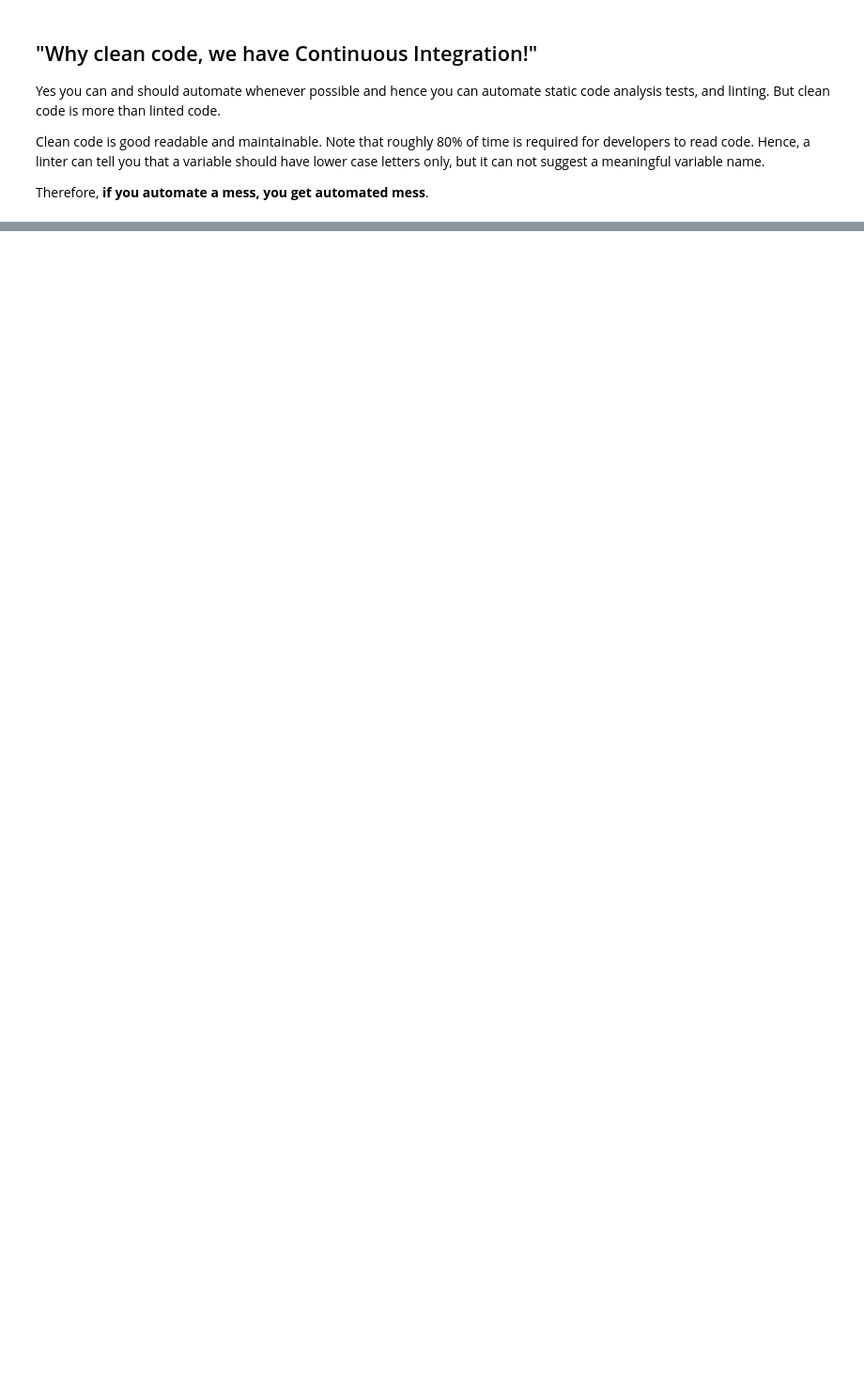
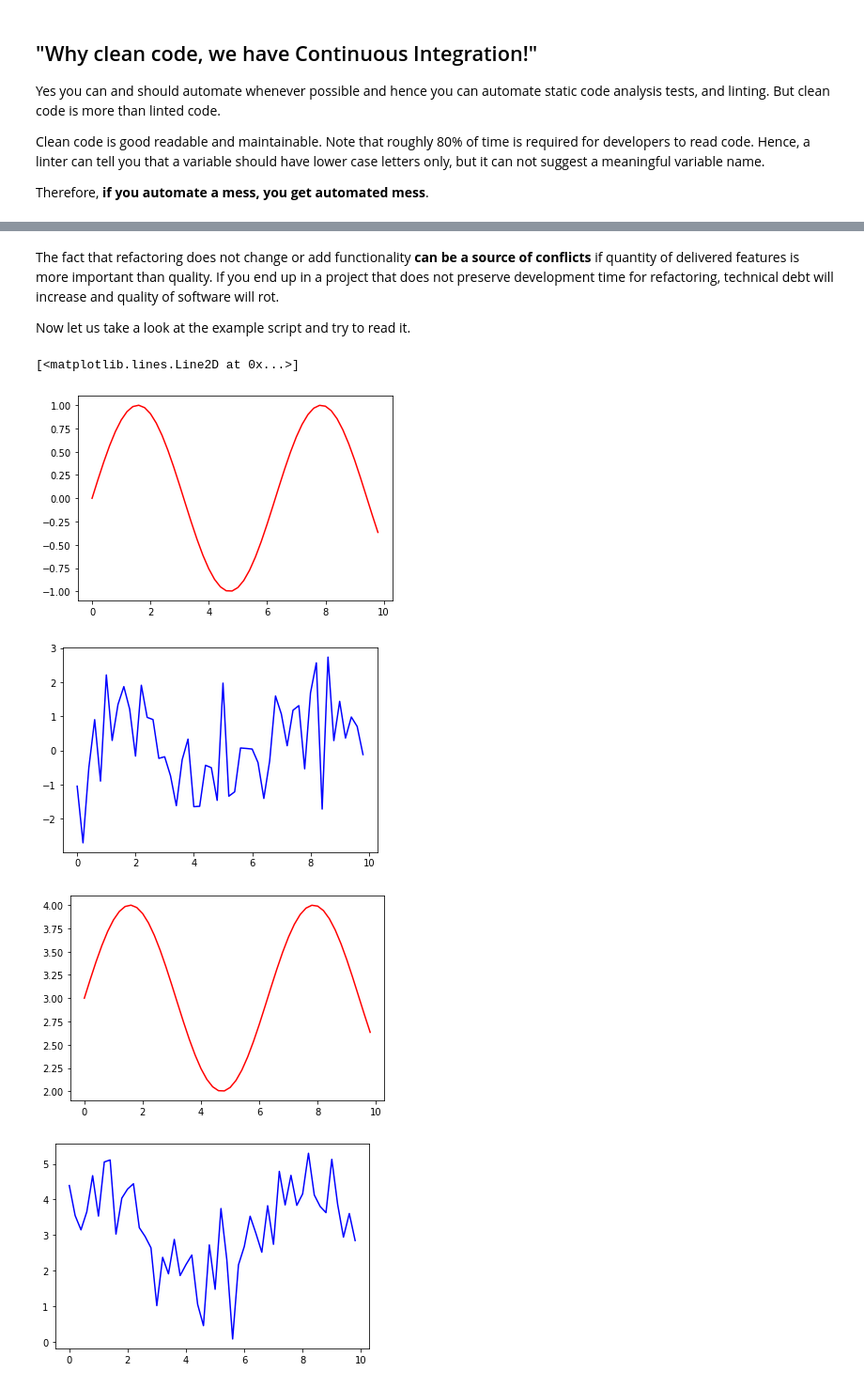
Before and after one commit to StephanRhode/py-algorithms-4-automotive-engineering, a Jupyter notebook: 03_software-development/04_clean-code.ipynb, the cells around one changed output, grey strips where cells are left out. Shown: that part at 94% size. Saved outputs shown, nothing was run; the diff lists cells and outputs as text; code cells hidden in the pictures; blank space fills up the shorter version.

```diff
--- a/03_software-development/04_clean-code.ipynb
+++ b/03_software-development/04_clean-code.ipynb
@@ -115,0 +122,19 @@ Think about the mess which comes up if the product manage from unit A sells a fe
+# %% [markdown]
+The fact that refactoring does not change or add functionality **can be a source of conflicts** if quantity of delivered features is more important than quality. If you end up in a project that does not preserve development time for refactoring, technical debt will increase and quality of software will rot.
+
+Now let us take a look at the example script and try to read it.
+# %%
+# %load bad_smelling_code.py
+import numpy as np;import matplotlib.pyplot as plt
+x=np.arange(0,10,0.2);y=np.sin(x)
+plt.figure();plt.plot(x,y,'r')
+plt.figure();plt.plot(x,y+np.random.randn(len(x)),'b')
+z=np.sin(x)+3.0
+plt.figure();plt.plot(x,z,'r')
+plt.figure();plt.plot(x,z+np.random.randn(len(x)),'b')
+# %% [output]
+[<matplotlib.lines.Line2D at 0x...>]
+[figure, added]
+[figure, added]
+[figure, added]
+[figure, added]
```
Also changed, not shown: parts of 26 cells of this notebook, 9 other files.
